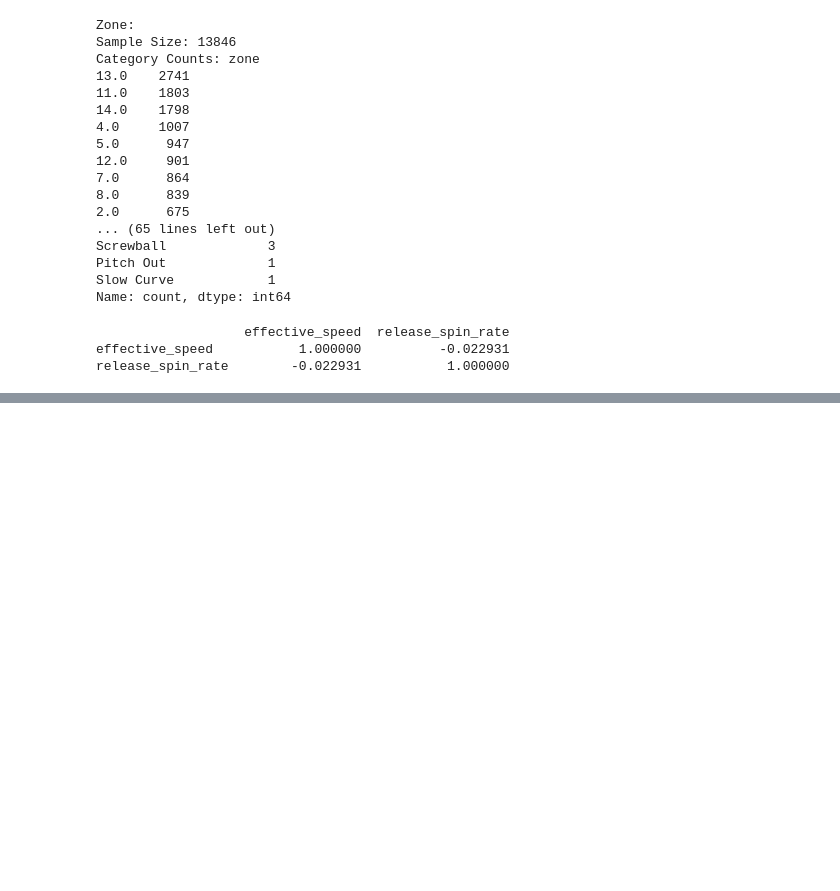
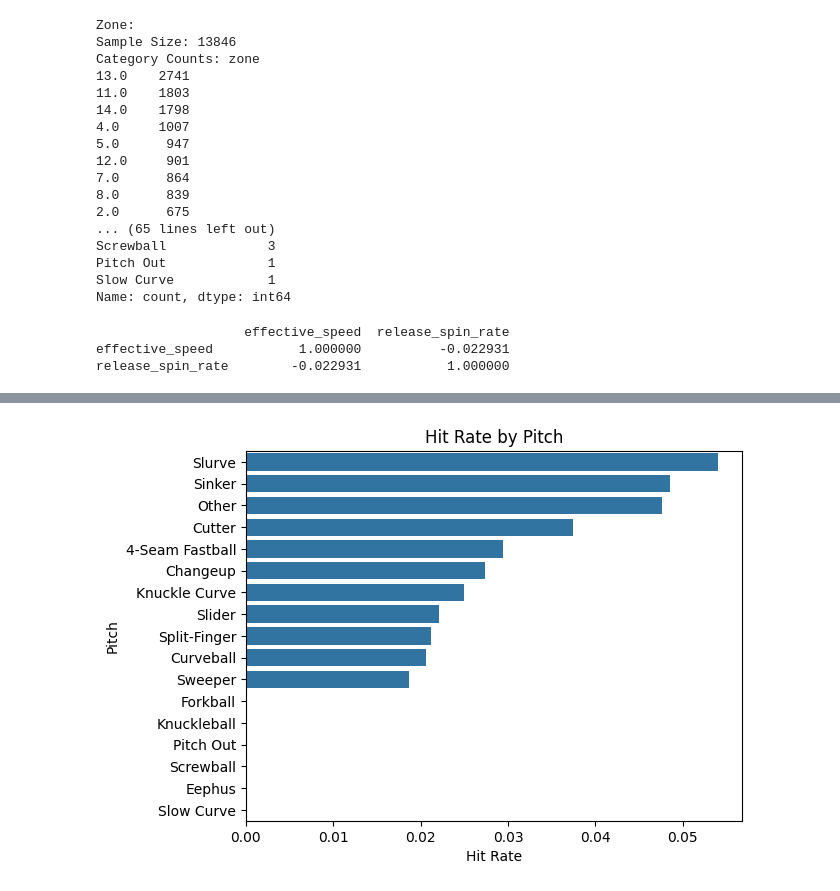
Before and after one commit to Sam-Kirkham/Stat-486-Final-Project, a Jupyter notebook: eda.ipynb, the cells around one changed output, grey strips where cells are left out. Drawn from its saved outputs; the diff is of its cells as text; code cells hidden in the pictures; blank space fills up the shorter version.

Commit message:
Added graphs and interpretations

```diff
--- a/eda.ipynb
+++ b/eda.ipynb
@@ -109,0 +114,19 @@ release_spin_rate        -0.022931           1.000000
+# %%
+import matplotlib.pyplot as plt
+import matplotlib.image as mpimg
+import seaborn as sns
+
+pitch_hit_rate = (
+    data.groupby('pitch_name')['hits']
+    .mean()
+    .sort_values(ascending=False)
+    .reset_index()
+)
+
+sns.barplot(data=pitch_hit_rate, x='hits', y='pitch_name')
+plt.title('Hit Rate by Pitch')
+plt.xlabel('Hit Rate')
+plt.ylabel('Pitch')
+plt.show()
+# %% [output]
+[figure, added]
```
Also changed, not shown: parts of 7 cells of this notebook, 3 other files.
